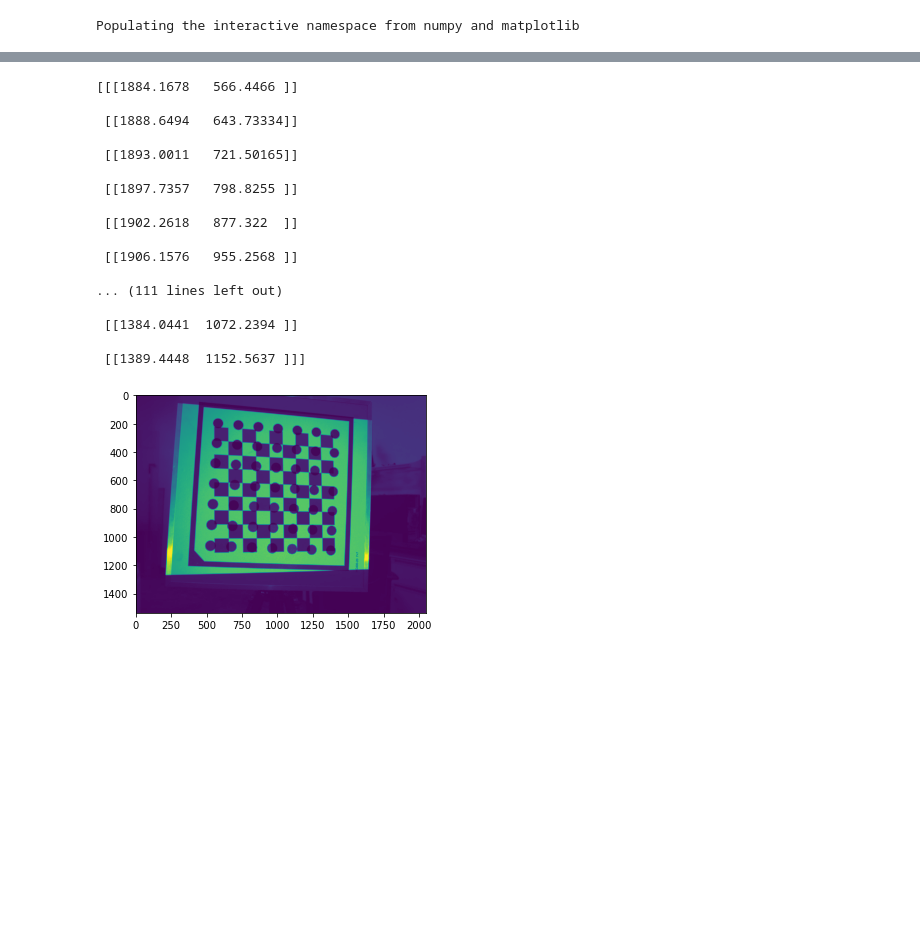
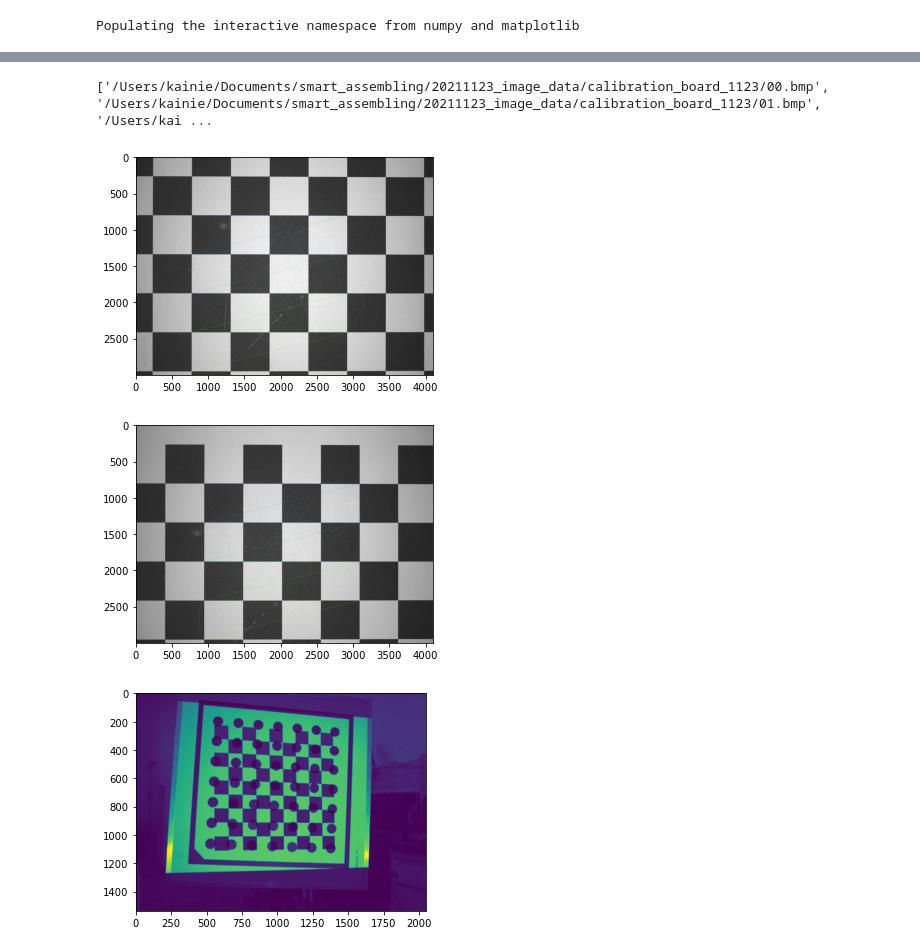
Before and after one commit to niekai1982/3D_Camera, a Jupyter notebook: camera_clibrate.ipynb, the cells around one changed output, grey strips where cells are left out. Drawn from its saved outputs; the diff is of its cells as text; code cells hidden in the pictures; blank space fills up the shorter version.

```diff
--- a/camera_clibrate.ipynb
+++ b/camera_clibrate.ipynb
@@ -32,26 +10,11 @@ images
+# %%
+images = glob.glob('/users/kainie/documents/smart_assembling/20211123_image_data/calibration_board_1123/*.bmp')
+images.sort()
+images = images[:-3]
+print(images)
+# %% [output]
+['/Users/kainie/Documents/smart_assembling/20211123_image_data/calibration_board_1123/00.bmp', '/Users/kainie/Documents/smart_assembling/20211123_image_data/calibration_board_1123/01.bmp', '/Users/kai ...
 # %%
 img = cv2.imread(images[0], 0)
 # %%
 out = cv2.resize(img, (int(img.shape[1] / 4), int(img.shape[0] / 4)))
-# %%
-ret, corners = cv2.findChessboardCorners(img, (8,8))
-# %%
-print(corners)
-# %% [output]
-[[[1884.1678   566.4466 ]]
-
- [[1888.6494   643.73334]]
-
- [[1893.0011   721.50165]]
-
- [[1897.7357   798.8255 ]]
-
- [[1902.2618   877.322  ]]
-
- [[1906.1576   955.2568 ]]
-
-... (111 lines left out)
-
- [[1384.0441  1072.2394 ]]
-
- [[1389.4448  1152.5637 ]]]
@@ -58,27 +29,35 @@ print(corners)
 # %%
+scale = 4
 # termination criteria
-criteria = (cv.TERM_CRITERIA_EPS + cv.TERM_CRITERIA_MAX_ITER, 30, 0.001)
-# prepare object points, like (0,0,0), (1,0,0), (2,0,0) ....,(6,5,0)
-objp = np.zeros((11*7,3), np.float32)
-objp[:,:2] = np.mgrid[0:7,0:11].T.reshape(-1,2)
-# Arrays to store object points and image points from all the images.
-objpoints = [] # 3d point in real world space
-imgpoints = [] # 2d points in image plane.
+criteria = (cv2.TERM_CRITERIA_EPS + cv2.TERM_CRITERIA_MAX_ITER, 30, 0.001)
+# # prepare object points, like (0,0,0), (1,0,0), (2,0,0) ....,(6,5,0)
+# objp = np.zeros((11*7,3), np.float32)
+# objp[:,:2] = np.mgrid[0:7,0:11].T.reshape(-1,2)
+# # Arrays to store object points and image points from all the images.
+# objpoints = [] # 3d point in real world space
+# imgpoints = [] # 2d points in image plane.
 ## images = glob.glob('*.jpg')
 for fname in images:
-    img = cv.imread(fname)
-    gray = cv.cvtColor(img, cv.COLOR_BGR2GRAY)
+    gray = cv2.imread(fname, 0)
+    # gray = cv2.cvtColor(img, cv2.COLOR_BGR2GRAY)
+    vis = cv2.cvtColor(gray, cv2.COLOR_GRAY2BGR)
+
     # Find the chess board corners
-    ret, corners = cv.findChessboardCorners(gray, (7,11), None)
+    gray_resize = cv2.resize(gray, (int(gray.shape[1] / scale), int(gray.shape[0] / scale)))
+    ret, corners = cv2.findChessboardCorners(gray_resize, (5,5), None)
     # If found, add object points, image points (after refining them)
     if ret == True:
-        objpoints.append(objp)
-        corners2 = cv.cornerSubPix(gray,corners, (11,11), (-1,-1), criteria)
-        imgpoints.append(corners)
+        # objpoints.append(objp)
+        corners = corners * scale
+        corners2 = cv2.cornerSubPix(gray,corners, (11,11), (-1,-1), criteria)
+        # imgpoints.append(corners)
         # Draw and display the corners
-        cv.drawChessboardCorners(img, (7,11), corners2, ret) cv.imshow('img', img)
-        cv.waitKey(500)
-cv.destroyAllWindows()
+        cv2.drawChessboardCorners(vis, (5,5), corners2, ret)
+        plt.imshow(vis)
+        plt.show()
+# %% [output]
+[figure, added]
+[figure, added]
 # %%
 ret, mtx, dist, rvecs, tvecs = cv.calibrateCamera(objpoints, imgpoints, gray.shape[::-1], None, None)
 # %%
```
Also changed, not shown: parts of 4 cells of this notebook, 21 other files.
